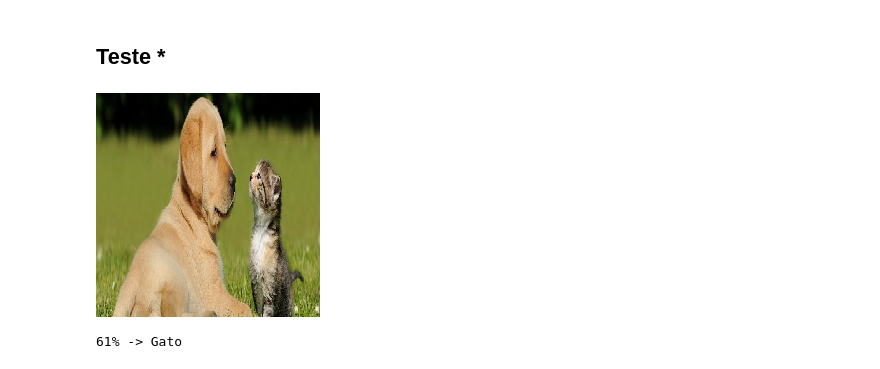
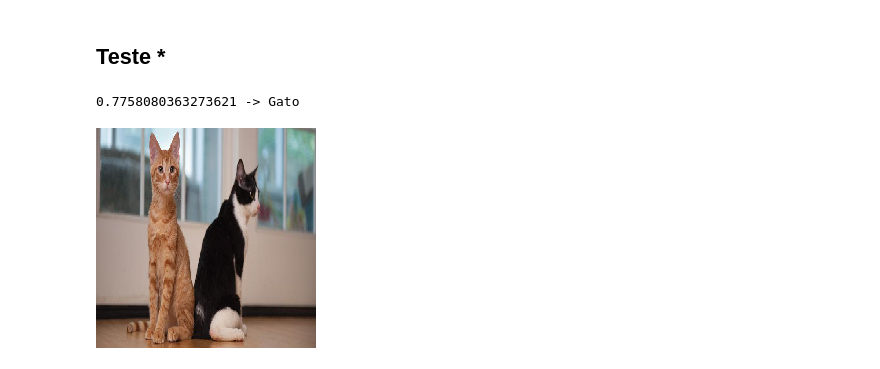
Before and after one commit to victorbaesso/trabalho-pos-rna, a Jupyter notebook: 3 - CNN/CNN.ipynb, the cells around one changed output. Saved outputs shown, nothing was run; the diff lists cells and outputs as text; code cells hidden in the pictures.

Commit message:
Ajustes no modelo RNN de Caes e Gatos

```diff
--- a/3 - CNN/CNN.ipynb
+++ b/3 - CNN/CNN.ipynb
@@ -133,7 +151,2 @@ Epoch 2/2
 # %% [markdown]
 ## Teste *
-# %%
-imagem_teste = image.load_img('teste-dataset/cao-3.jpg', target_size = (224,224))
-imagem_teste
-# %% [output]
-[figure, removed]
@@ -144,11 +153,18 @@ imagem_teste = np.expand_dims(imagem_teste, axis = 0)
 # %%
+imagem_teste1 = image.load_img('teste-dataset/gato-1.jpg',
+                              target_size = (WIDTH,LENGHT))
+imagem_teste = image.img_to_array(imagem_teste1)
+imagem_teste /= 255
+imagem_teste = np.expand_dims(imagem_teste, axis = 0)
 previsao = classificador.predict(imagem_teste)
 
 def classe(c):
-    if c < 0.5:
-        return 'Cachorro'
-    return 'Gato'
+    if c > 0.5:
+        return 'Gato'
+    return 'Cachorro'
 
-print(f'{round(previsao[0,0]*100)}% -> {classe(previsao)}')
+print(f'{previsao[0,0]} -> {classe(previsao)}')
+imagem_teste1
 # %% [output]
-61% -> Gato
+0.7758080363273621 -> Gato
+[figure, added]
```
Also changed, not shown: parts of 10 cells of this notebook, 1 other file.
